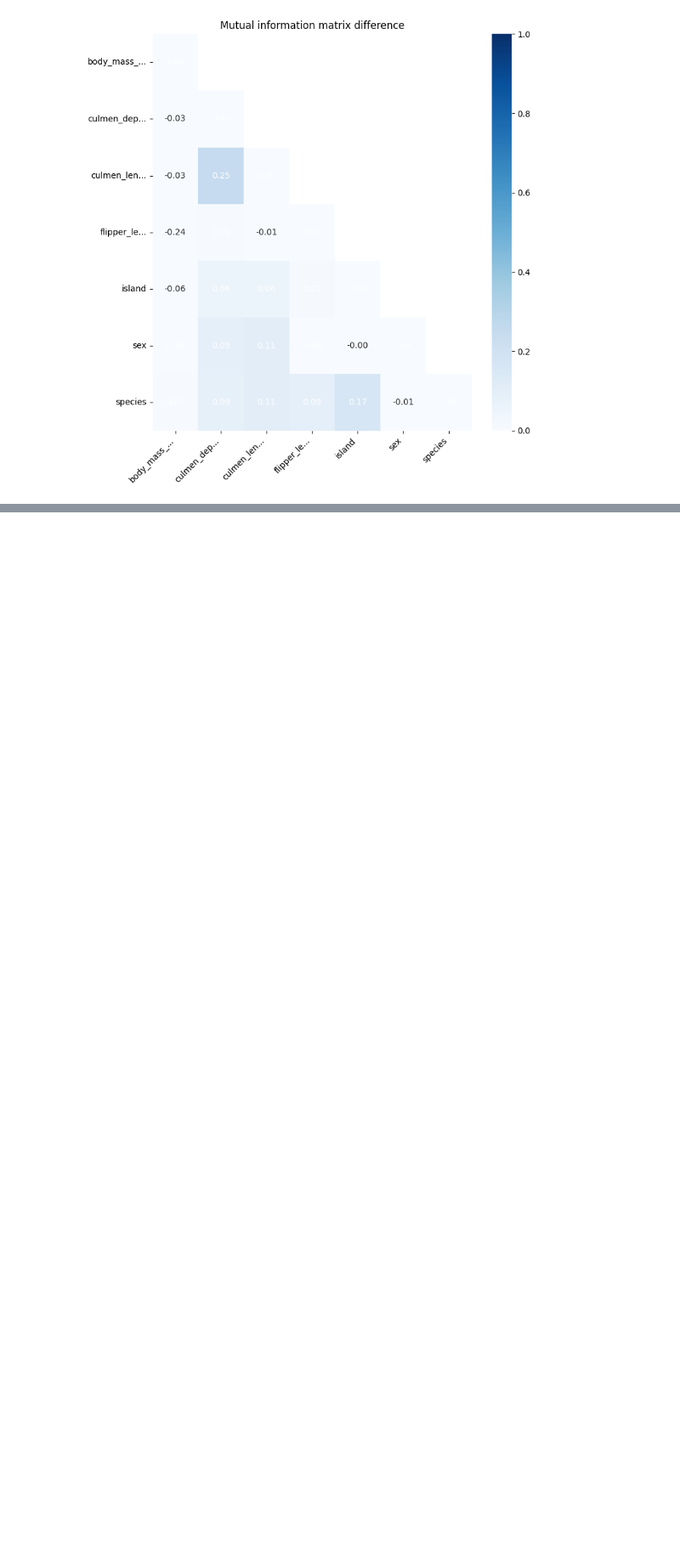
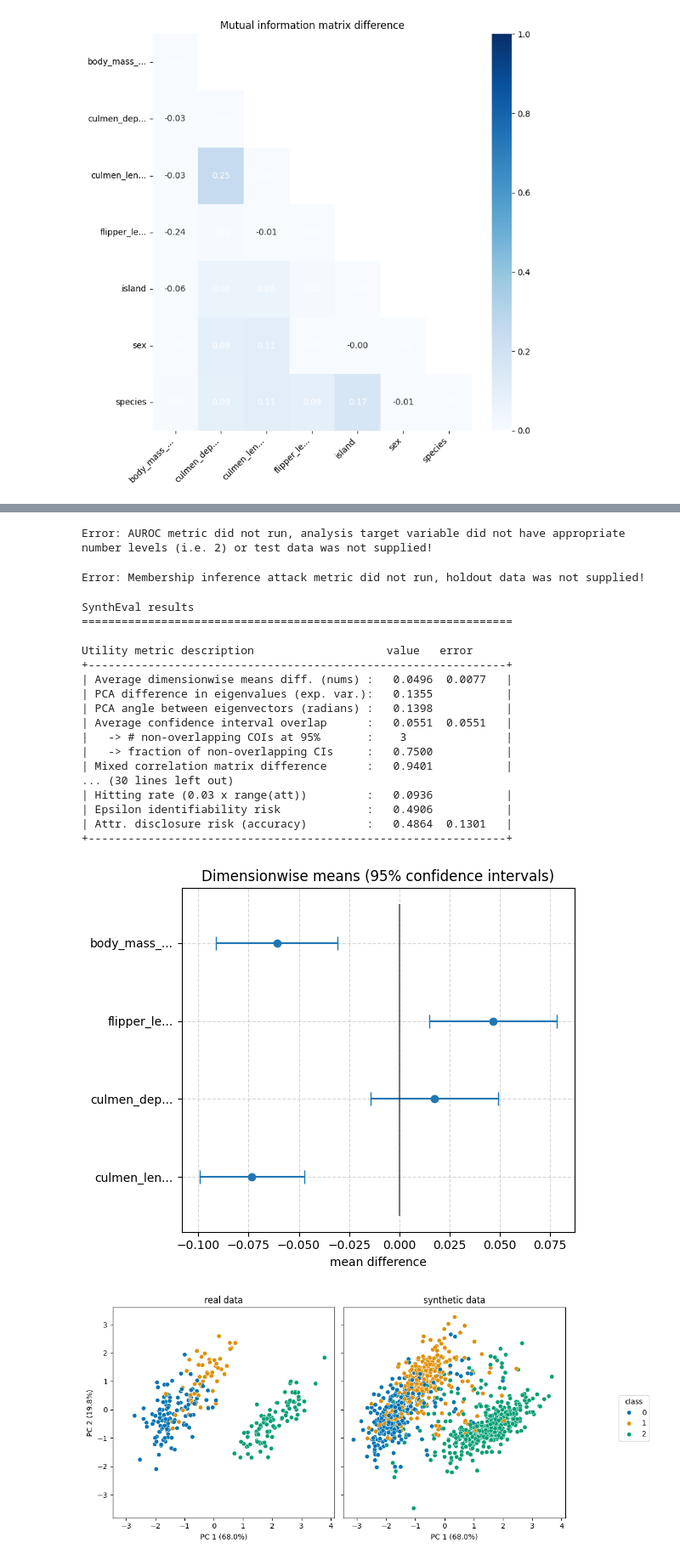
Before and after one commit to LucasBrynk/synthe_size_me, a Jupyter notebook: synthe_size_me.ipynb, the cells around one changed output, grey strips where cells are left out. Shown at 85% size. Drawn from its saved outputs; the diff is of its cells as text; code cells hidden in the pictures; blank space fills up the shorter version.

```diff
--- a/synthe_size_me.ipynb
+++ b/synthe_size_me.ipynb
@@ -311,0 +496,21 @@ Utility metric description                    value   error
+# %%
+#SynthEval test penguin data 1
+
+import pandas as pd
+
+from syntheval import SynthEval
+
+target_column = 'species'                           # column to use as target for classification metrics and coloration of PCA plot.
+categorical_columns = ['species','island','sex']    # Categorical columns can be either supplied or automatically inferred using a number of unique values threshold.
+
+df_real = pd.read_csv(r"C:\Users\lucas\Desktop\Data_Science\Speciale\Data\penguin_data\penguins_train.csv")
+df_fake = pd.read_csv(r"C:\Users\lucas\Desktop\Data_Science\Speciale\Code\penguins.csv").round(1) # be sure to round to an appropriate number of decimals
+
+#Remove first column from df_fake
+df_fake = df_fake.iloc[:, 1:]
+# %%
+#Eval test with "full_eval" presets
+
+S = SynthEval(df_real)
+_ = S.evaluate(df_fake,target_column,"full_eval")
+# %% [output]
@@ -311,0 +519,21 @@ Utility metric description                    value   error
+Error: AUROC metric did not run, analysis target variable did not have appropriate number levels (i.e. 2) or test data was not supplied!
+Error: Membership inference attack metric did not run, holdout data was not supplied!
+SynthEval results
+=================================================================
+
+Utility metric description                    value   error
++---------------------------------------------------------------+
+| Average dimensionwise means diff. (nums) :   0.0496  0.0077   |
+| PCA difference in eigenvalues (exp. var.):   0.1355           |
+| PCA angle between eigenvectors (radians) :   0.1398           |
+| Average confidence interval overlap      :   0.0551  0.0551   |
+|   -> # non-overlapping COIs at 95%       :    3               |
+|   -> fraction of non-overlapping CIs     :   0.7500           |
+| Mixed correlation matrix difference      :   0.9401           |
+... (30 lines left out)
+| Hitting rate (0.03 x range(att))         :   0.0936           |
+| Epsilon identifiability risk             :   0.4906           |
+| Attr. disclosure risk (accuracy)         :   0.4864  0.1301   |
++---------------------------------------------------------------+
+[figure, added]
+[figure, added]
```
Also changed, not shown: parts of 21 cells of this notebook.
